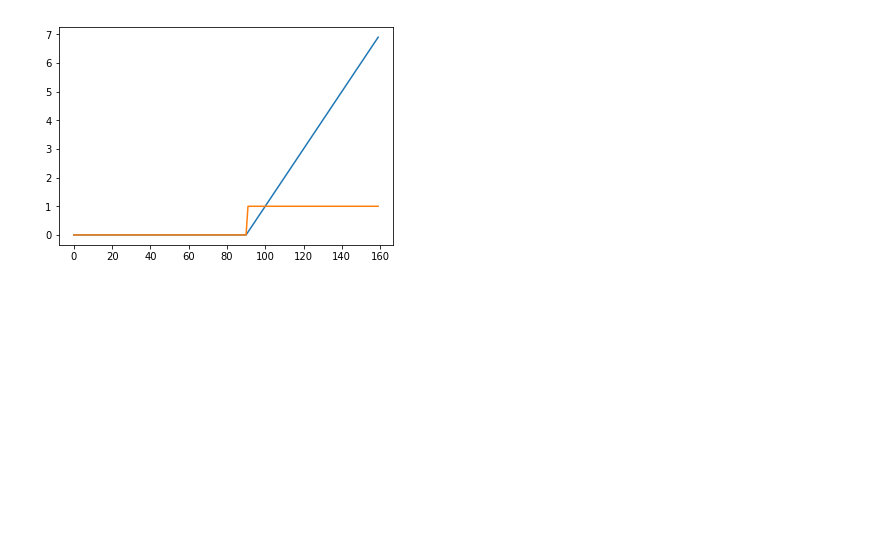
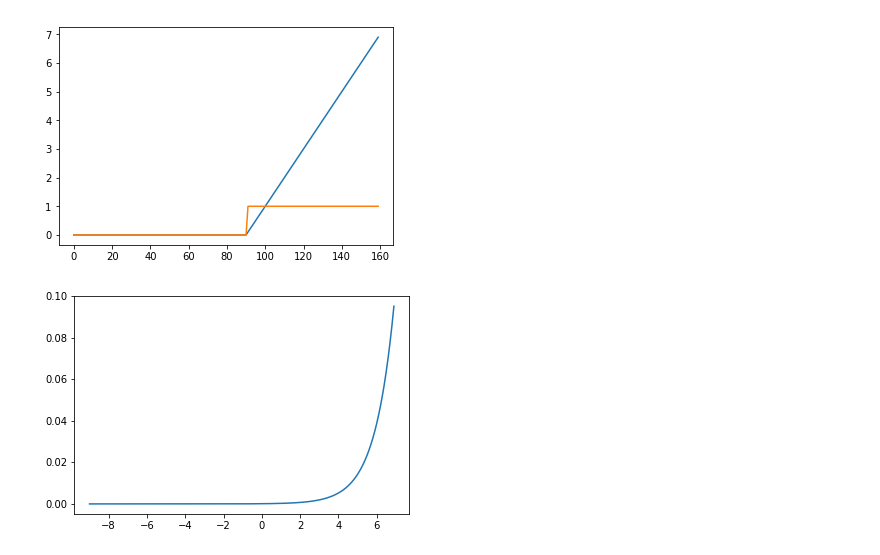
Before and after one commit to ecelis/ai6notebook, a Jupyter notebook: notebooks/Simple Transfer Functions.ipynb, the cells around one changed output. Saved outputs shown, nothing was run; the diff lists cells and outputs as text; code cells hidden in the pictures; blank space fills up the shorter version.

```diff
--- a/notebooks/Simple Transfer Functions.ipynb
+++ b/notebooks/Simple Transfer Functions.ipynb
@@ -121,3 +121,24 @@ plt.plot(relu(x, True))
 # %% [output]
 [<matplotlib.lines.Line2D at 0x...>]
 [figure]
+# %%
+def softmax(x, derivative=False):
+    out = None
+    e_x = np.exp(x - np.max(x))
+    if len(x.shape) > 1:
+        if not derivative:
+            out = e_x / e_x.sum(axis=1, keepdims=True)
+        else:
+            raise NotImplementedError
+    else:
+        if not derivative:
+            out = e_x / e_x.sum()
+        else:
+            raise NotImplementedError
+    assert out.shape == x.shape
+    return out
+
+plt.plot(x, softmax(x))
+plt.show()
+# %% [output]
+[figure, added]
```
Also changed, not shown: 1 other file.
